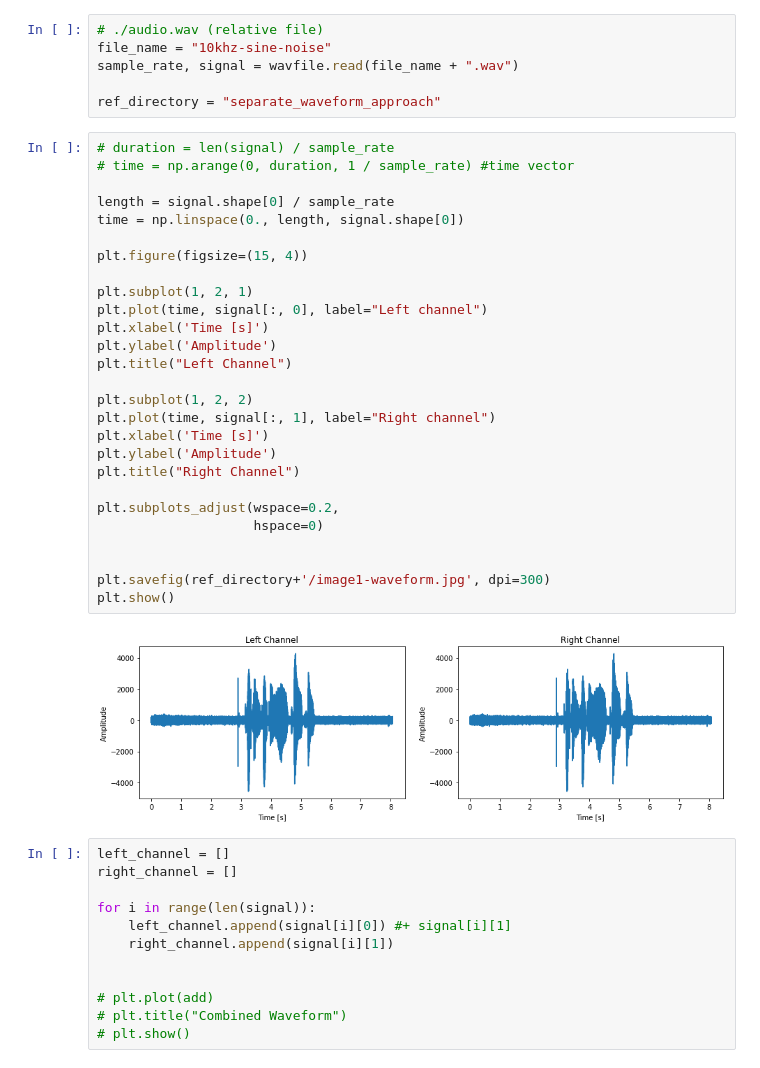
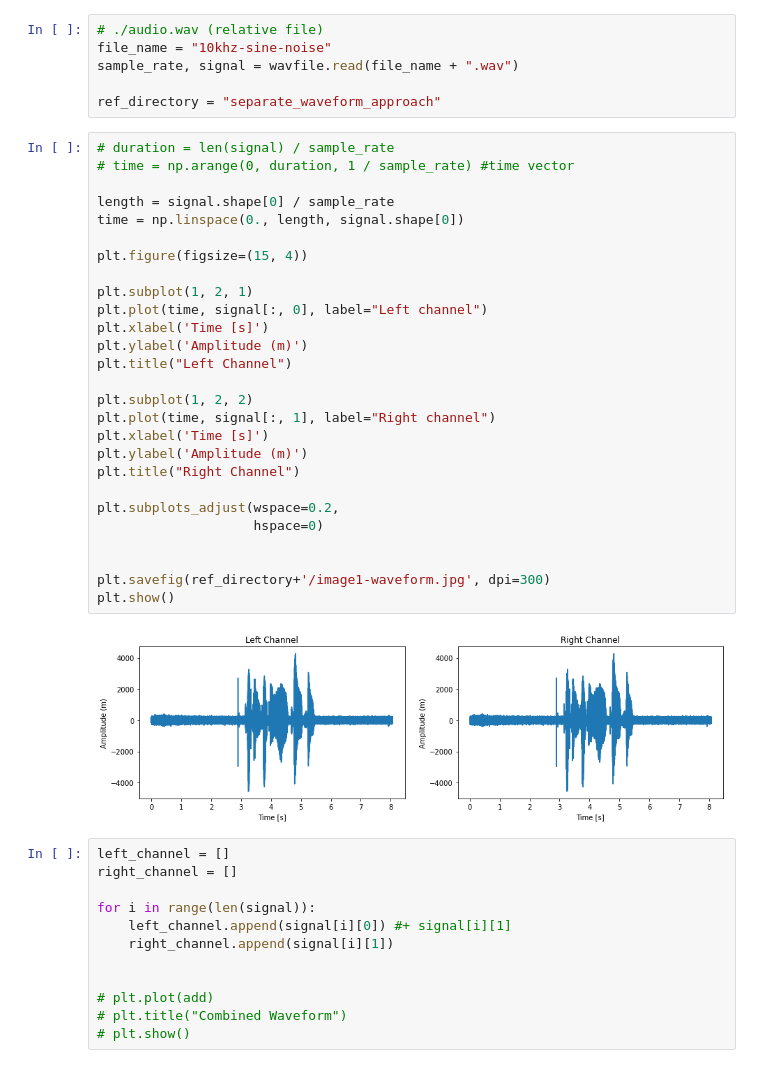
Before and after one commit to bennjii/fourier, a Jupyter notebook: split_channel.ipynb, the cells around one changed output. Drawn from its saved outputs; the diff is of its cells as text.

```diff
--- a/split_channel.ipynb
+++ b/split_channel.ipynb
@@ -15,32 +15,32 @@ ref_directory = "separate_waveform_approach"
 # %%
 # duration = len(signal) / sample_rate
 # time = np.arange(0, duration, 1 / sample_rate) #time vector
 
 length = signal.shape[0] / sample_rate
 time = np.linspace(0., length, signal.shape[0])
 
 plt.figure(figsize=(15, 4))
 
 plt.subplot(1, 2, 1)
 plt.plot(time, signal[:, 0], label="Left channel")
 plt.xlabel('Time [s]')
-plt.ylabel('Amplitude')
+plt.ylabel('Amplitude (m)')
 plt.title("Left Channel")
 
 plt.subplot(1, 2, 2)
 plt.plot(time, signal[:, 1], label="Right channel")
 plt.xlabel('Time [s]')
-plt.ylabel('Amplitude')
+plt.ylabel('Amplitude (m)')
 plt.title("Right Channel")
 
 plt.subplots_adjust(wspace=0.2,
                     hspace=0)
 
 
 plt.savefig(ref_directory+'/image1-waveform.jpg', dpi=300)
 plt.show()
 # %% [output]
-[figure, old version]
+[figure, new version]
 # %%
 left_channel = []
 right_channel = []
```
Also changed, not shown: parts of 7 cells of this notebook, 13 other files.
